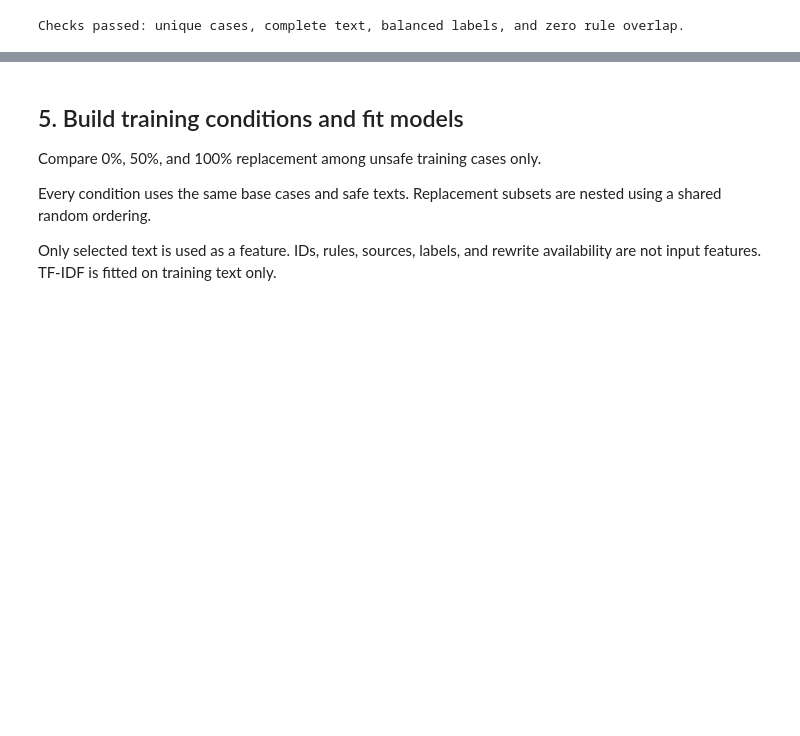
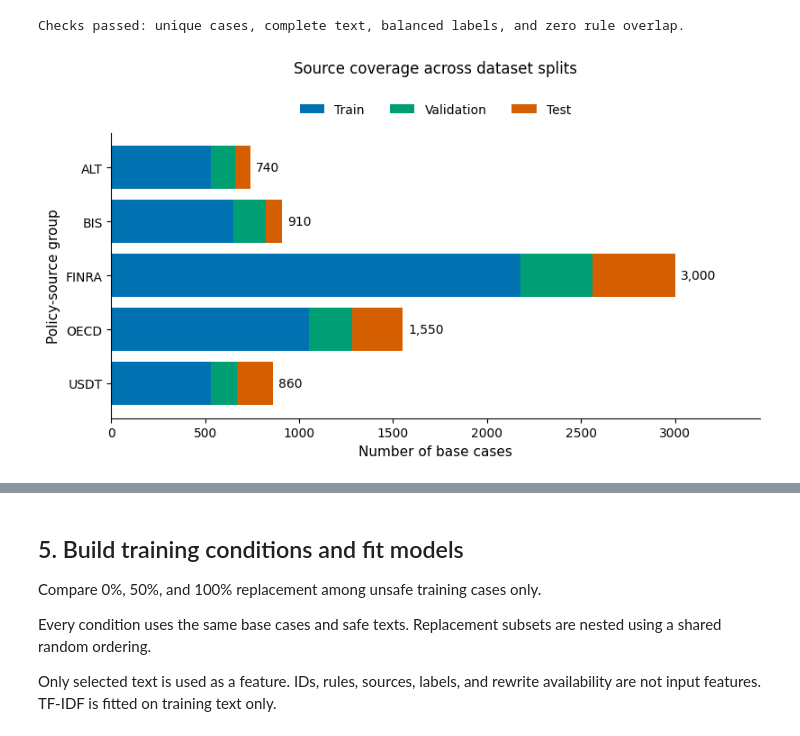
Before and after one commit to STATS201-Autumn2026/Qingyue-PS1-polyguard-finance, a Jupyter notebook: PolyGuard_Finance_Original_and_Rewritten_Training_Text_Qingyue.ipynb, the cells around one changed output, grey strips where cells are left out. Cells and saved outputs as stored; diff of their text form; code cells hidden in the pictures; blank space fills up the shorter version.

Commit message:
Update notebook and results with consistently formatted figures

```diff
--- a/PolyGuard_Finance_Original_and_Rewritten_Training_Text_Qingyue.ipynb
+++ b/PolyGuard_Finance_Original_and_Rewritten_Training_Text_Qingyue.ipynb
@@ -241,3 +241,87 @@ print(
 | train | 2470 | 2470 |
 | validation | 525 | 525 |
 Checks passed: unique cases, complete text, balanced labels, and zero rule overlap.
+# %%
+with plt.rc_context({
+    "font.family": "DejaVu Sans",
+    "font.size": 11,
+    "axes.titlesize": 12,
+    "axes.labelsize": 11,
+    "xtick.labelsize": 10,
+    "ytick.labelsize": 10,
+    "legend.fontsize": 10,
+    "axes.spines.top": False,
+    "axes.spines.right": False,
+    "figure.facecolor": "white",
+    "savefig.facecolor": "white"
+}):
+    coverage = pd.crosstab(
+        df["source"],
+        df["split"]
+    ).reindex(
+        index=["ALT", "BIS", "FINRA", "OECD", "USDT"],
+        columns=["train", "validation", "test"],
+        fill_value=0
+    )
+
+    fig2, ax = plt.subplots(
+        figsize=(8, 4.5),
+        constrained_layout=True
+    )
+    left = np.zeros(len(coverage))
+
+    for split, color in [
+        ("train", "#0072B2"),
+        ("validation", "#009E73"),
+        ("test", "#D55E00")
+    ]:
+        values = coverage[split].to_numpy()
+
+        ax.barh(
+            coverage.index,
+            values,
+            left=left,
+            label=split.title(),
+            color=color
+        )
+        left += values
+
+    totals = coverage.sum(axis=1)
+
+    for source, total in totals.items():
+        ax.text(
+            total + totals.max() * 0.01,
+            source,
+            f"{total:,}",
+            va="center",
+            fontsize=10
+        )
+
+    ax.invert_yaxis()
+    ax.set(
+        xlabel="Number of base cases",
+        ylabel="Policy-source group",
+        xlim=(0, totals.max() * 1.15)
+    )
+
+    ax.legend(
+        loc="lower center",
+        bbox_to_anchor=(0.5, 1.02),
+        ncol=3,
+        frameon=False
+    )
+    ax.set_title(
+        "Source coverage across dataset splits",
+        pad=48
+    )
+
+    fig2.savefig(
+        RESULTS / "figure_2_source_coverage.png",
+        dpi=300,
+        bbox_inches="tight"
+    )
+    plt.show()
+
+display(coverage)
+# %% [output]
+[figure, added]
```
Also changed, not shown: parts of 10 cells of this notebook, 10 other files.
